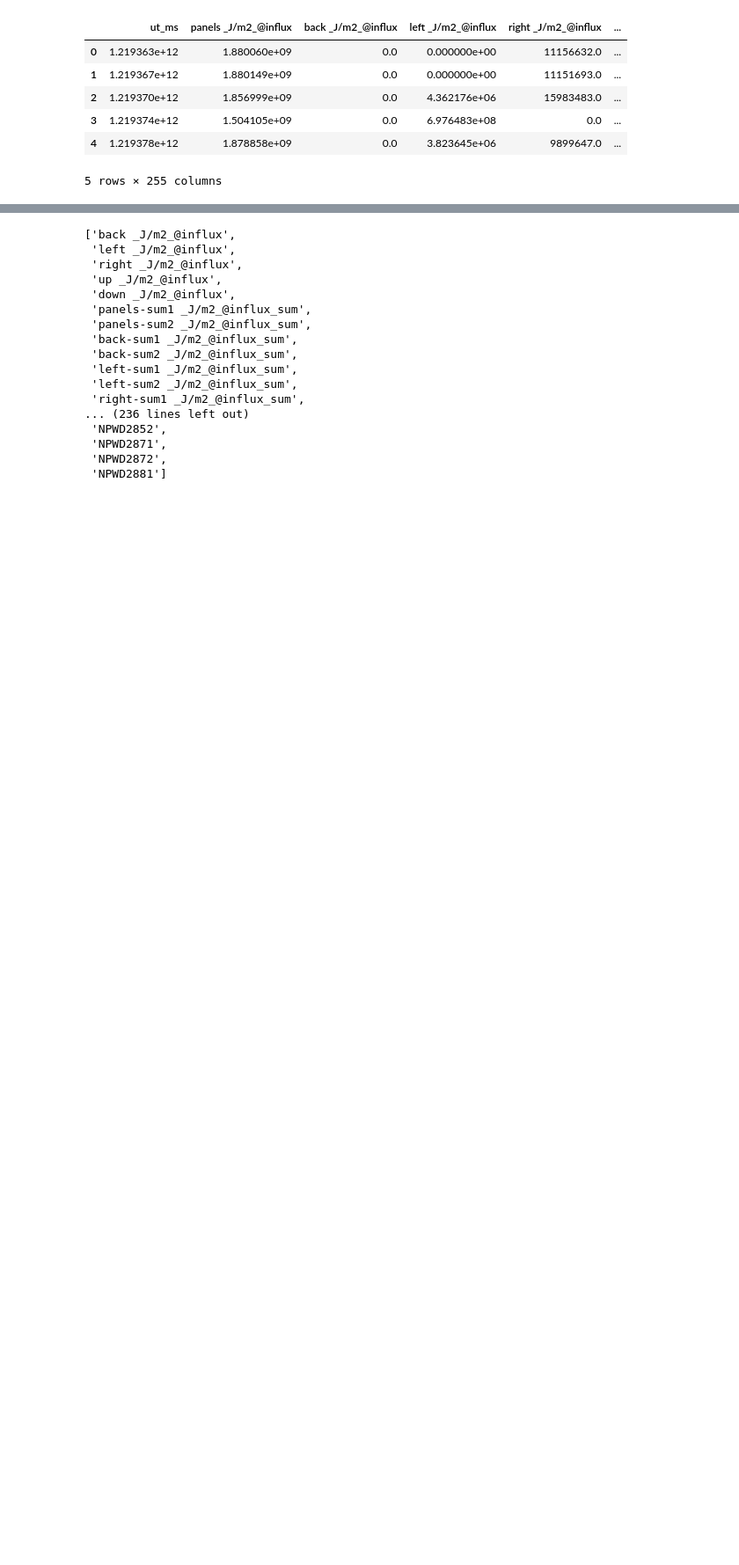
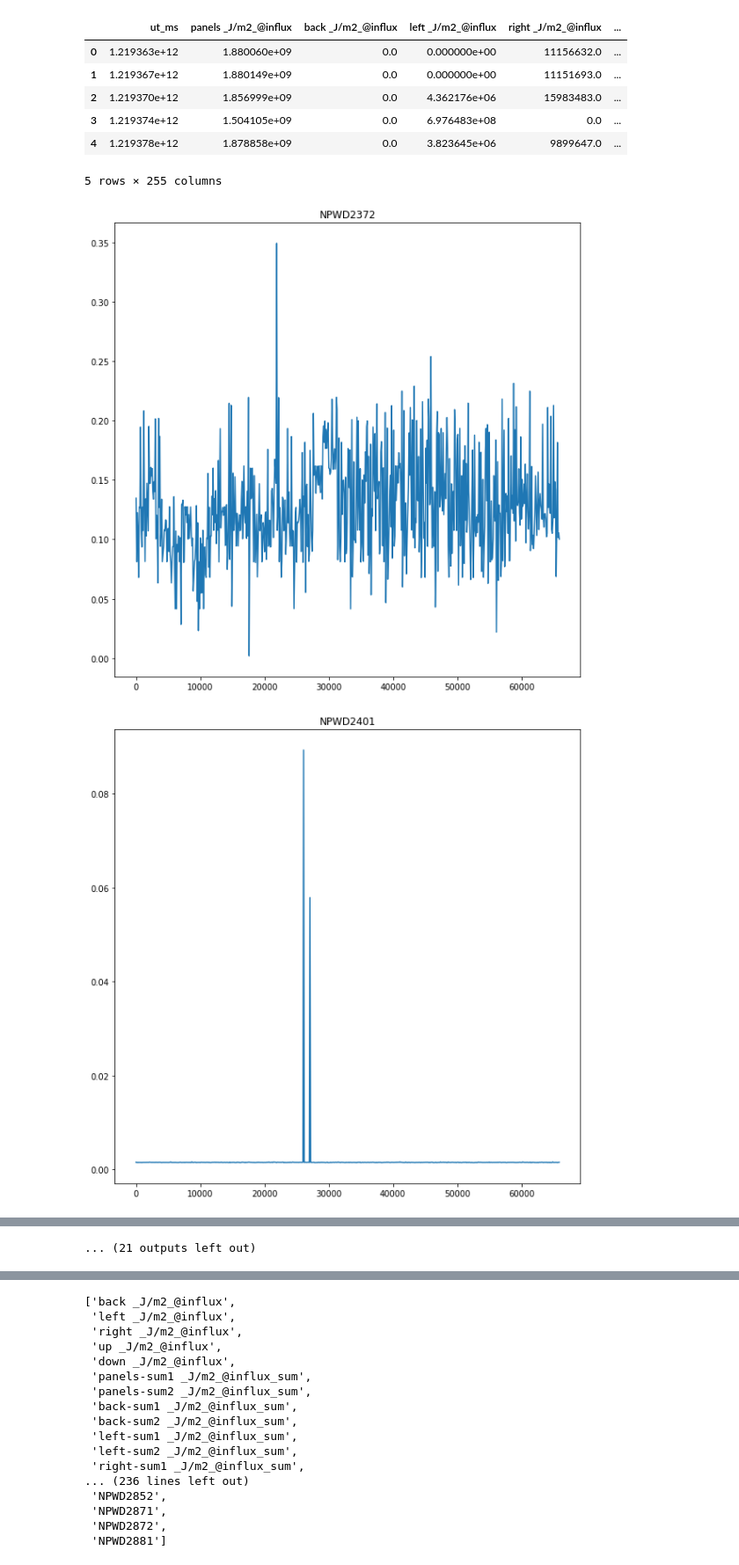
Before and after one commit to Michalinh0/DS2022, a Jupyter notebook: TimeSeriesRegression/MarsSpaceship.ipynb, the cells around one changed output, grey strips where cells are left out. Shown at 88% size. Cells and saved outputs as stored; diff of their text form; code cells hidden in the pictures; blank space fills up the shorter version.

```diff
--- a/TimeSeriesRegression/MarsSpaceship.ipynb
+++ b/TimeSeriesRegression/MarsSpaceship.ipynb
@@ -82,8 +82,9 @@ df.head()
 # %%
 plt.rcParams["figure.figsize"] = (10,10)
 
-def plot_series(df, downsample_rate=10):
+def plot_series(df, downsample_rate=100):
     for column in df.columns:
+      if("NPWD" in column):
         plt.figure()
         df[column].iloc[::downsample_rate].plot()
         plt.title(column)
@@ -217,3 +218,8 @@ df.head()
 | 3 | 1.219374e+12 | 1.504105e+09 | 0.0 | 6.976483e+08 | 0.0 | ... |
 | 4 | 1.219378e+12 | 1.878858e+09 | 0.0 | 3.823645e+06 | 9899647.0 | ... |
 5 rows × 255 columns
+# %%
+plot_series(df)
+# %% [output]
+[figure, added]
+[figure, added]
@@ -220,3 +236,4 @@ df.head()
+... (21 outputs left out)
 # %%
 df['ut_ms'] = pd.to_datetime(df['ut_ms'], unit = "ms").dt.floor('H')
 df = df.set_index('ut_ms')
```
Also changed, not shown: parts of 7 cells of this notebook.
